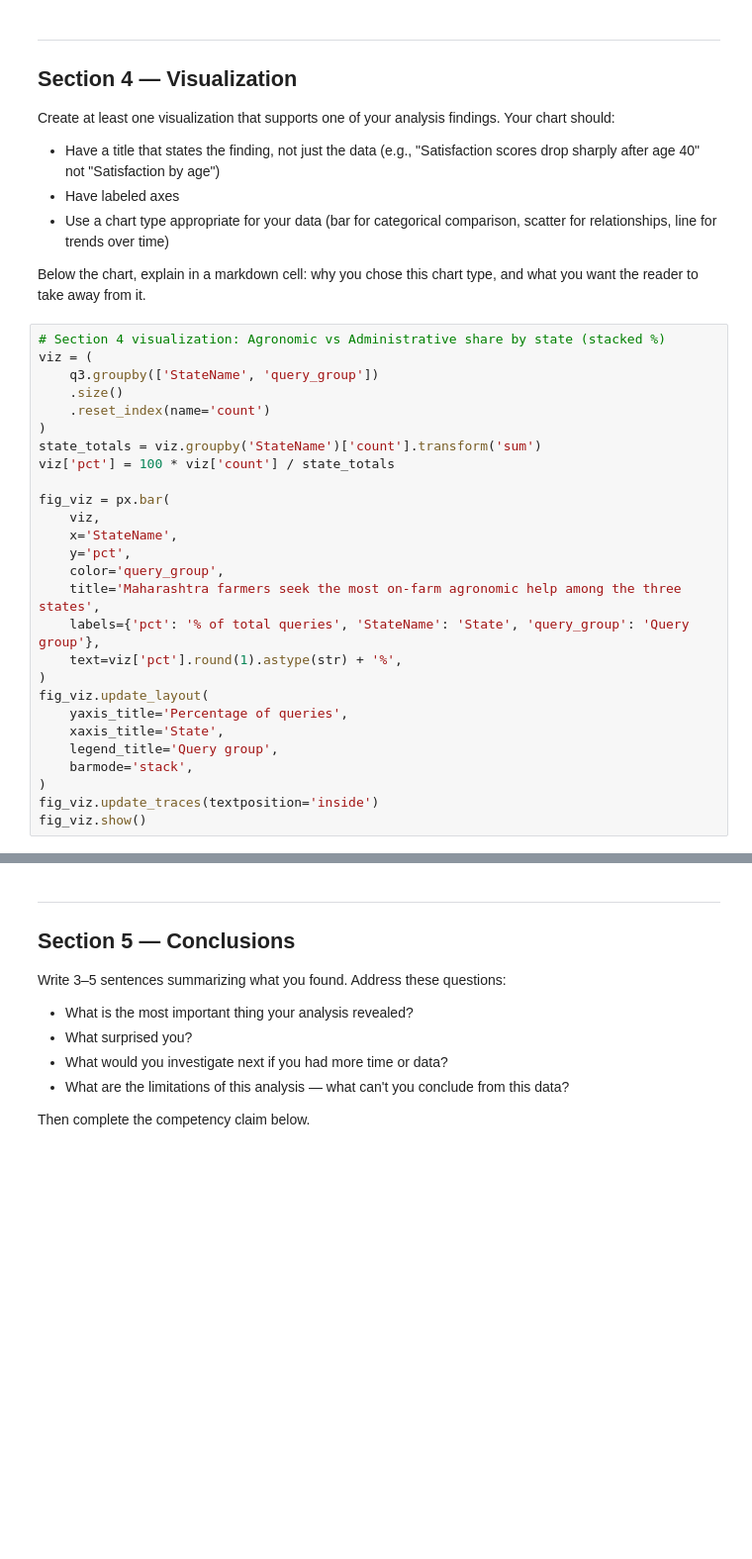
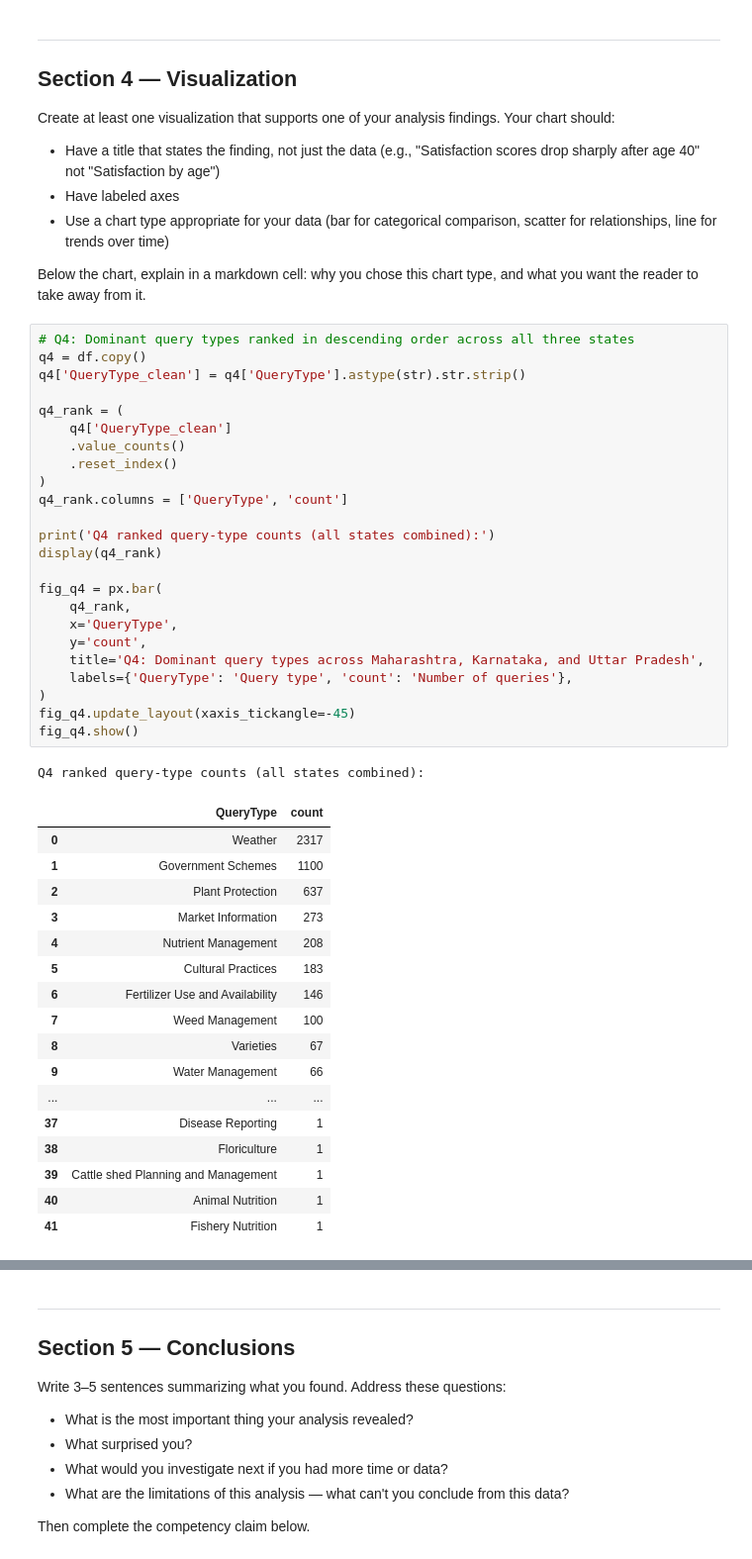
Before and after one commit to berrycheesecake99/HCDE-530-Repository, a Jupyter notebook: Week 6/Week6_files/week6_mp1_starter.ipynb, the cells around one changed output, grey strips where cells are left out. Shown at 99% size. Cells and saved outputs as stored; diff of their text form; blank space fills up the shorter version.

```diff
--- a/Week 6/Week6_files/week6_mp1_starter.ipynb
+++ b/Week 6/Week6_files/week6_mp1_starter.ipynb
@@ -458,30 +426,46 @@ Create at least one visualization that supports one of your analysis findings. Y
 
 Below the chart, explain in a markdown cell: why you chose this chart type, and what you want the reader to take away from it.
 # %%
-# Section 4 visualization: Agronomic vs Administrative share by state (stacked %)
-viz = (
-    q3.groupby(['StateName', 'query_group'])
-    .size()
-    .reset_index(name='count')
+# Q4: Dominant query types ranked in descending order across all three states
+q4 = df.copy()
+q4['QueryType_clean'] = q4['QueryType'].astype(str).str.strip()
+
+q4_rank = (
+    q4['QueryType_clean']
+    .value_counts()
+    .reset_index()
 )
-state_totals = viz.groupby('StateName')['count'].transform('sum')
-viz['pct'] = 100 * viz['count'] / state_totals
+q4_rank.columns = ['QueryType', 'count']
 
-fig_viz = px.bar(
-    viz,
-    x='StateName',
-    y='pct',
-    color='query_group',
-    title='Maharashtra farmers seek the most on-farm agronomic help among the three states',
-    labels={'pct': '% of total queries', 'StateName': 'State', 'query_group': 'Query group'},
-    text=viz['pct'].round(1).astype(str) + '%',
+print('Q4 ranked query-type counts (all states combined):')
+display(q4_rank)
+
+fig_q4 = px.bar(
+    q4_rank,
+    x='QueryType',
+    y='count',
+    title='Q4: Dominant query types across Maharashtra, Karnataka, and Uttar Pradesh',
+    labels={'QueryType': 'Query type', 'count': 'Number of queries'},
 )
-fig_viz.update_layout(
-    yaxis_title='Percentage of queries',
-    xaxis_title='State',
-    legend_title='Query group',
-    barmode='stack',
-)
-fig_viz.update_traces(textposition='inside')
-fig_viz.show()
+fig_q4.update_layout(xaxis_tickangle=-45)
+fig_q4.show()
+# %% [output]
+Q4 ranked query-type counts (all states combined):
+|  | QueryType | count |
+| 0 | Weather | 2317 |
+| 1 | Government Schemes | 1100 |
+| 2 | Plant Protection | 637 |
+| 3 | Market Information | 273 |
+| 4 | Nutrient Management | 208 |
+| 5 | Cultural Practices | 183 |
+| 6 | Fertilizer Use and Availability | 146 |
+| 7 | Weed Management | 100 |
+| 8 | Varieties | 67 |
+| 9 | Water Management | 66 |
+| ... | ... | ... |
+| 37 | Disease Reporting | 1 |
+| 38 | Floriculture | 1 |
+| 39 | Cattle shed Planning and Management | 1 |
+| 40 | Animal Nutrition | 1 |
+| 41 | Fishery Nutrition | 1 |
 # %% [markdown]
```
Also changed, not shown: parts of 16 cells of this notebook, 1 other file.
